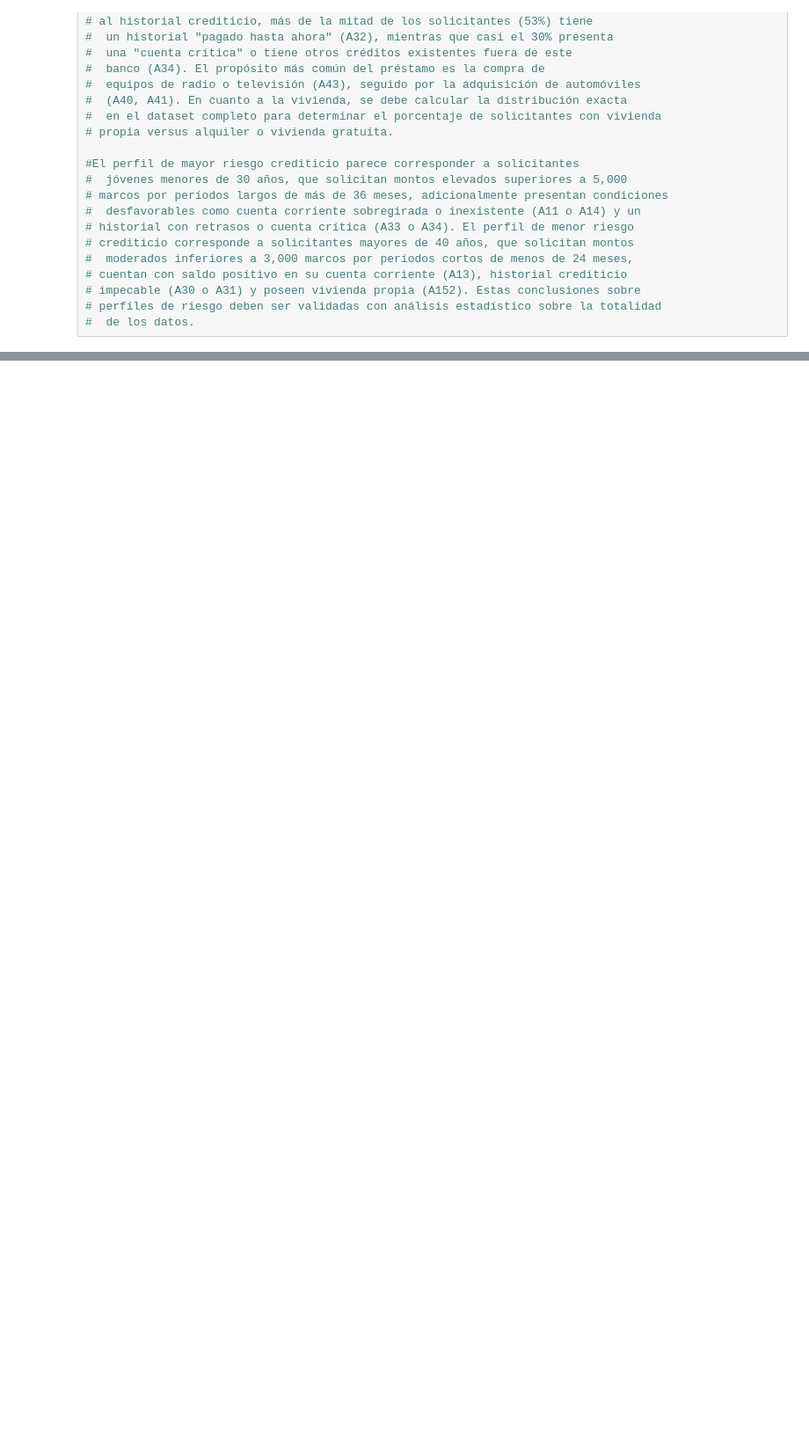
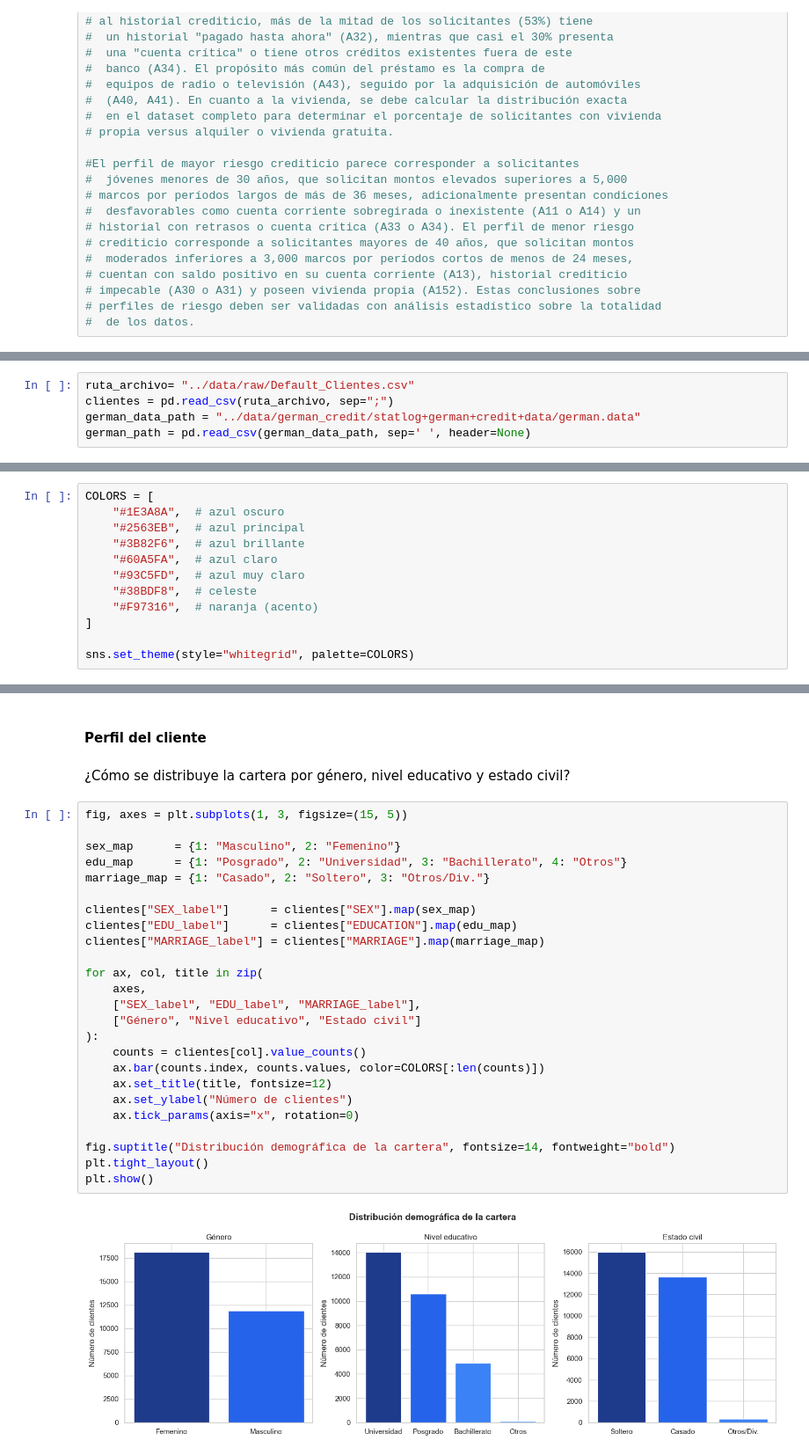
Before and after one commit to eci-monitorias-EST/app_monitorias_2026-1, a Jupyter notebook: notebooks/eda.ipynb, the cells around one changed output, grey strips where cells are left out. Shown at 88% size. Drawn from its saved outputs; the diff is of its cells as text; blank space fills up the shorter version.

```diff
--- a/notebooks/eda.ipynb
+++ b/notebooks/eda.ipynb
@@ -673,0 +722,5 @@ Name: target, dtype: float64
+# %%
+ruta_archivo= "../data/raw/Default_Clientes.csv"
+clientes = pd.read_csv(ruta_archivo, sep=";")
+german_data_path = "../data/german_credit/statlog+german+credit+data/german.data"
+german_path = pd.read_csv(german_data_path, sep=' ', header=None)
@@ -673,0 +777,12 @@ Name: target, dtype: float64
+# %%
+COLORS = [
+    "#1E3A8A",  # azul oscuro
+    "#2563EB",  # azul principal
+    "#3B82F6",  # azul brillante
+    "#60A5FA",  # azul claro
+    "#93C5FD",  # azul muy claro
+    "#38BDF8",  # celeste
+    "#F97316",  # naranja (acento)
+]
+
+sns.set_theme(style="whitegrid", palette=COLORS)
@@ -673,0 +791,31 @@ Name: target, dtype: float64
+# %% [markdown]
+#### **Perfil del cliente**
+# %% [markdown]
+¿Cómo se distribuye la cartera por género, nivel educativo y estado civil?
+# %%
+fig, axes = plt.subplots(1, 3, figsize=(15, 5))
+
+sex_map      = {1: "Masculino", 2: "Femenino"}
+edu_map      = {1: "Posgrado", 2: "Universidad", 3: "Bachillerato", 4: "Otros"}
+marriage_map = {1: "Casado", 2: "Soltero", 3: "Otros/Div."}
+
+clientes["SEX_label"]      = clientes["SEX"].map(sex_map)
+clientes["EDU_label"]      = clientes["EDUCATION"].map(edu_map)
+clientes["MARRIAGE_label"] = clientes["MARRIAGE"].map(marriage_map)
+
+for ax, col, title in zip(
+    axes,
+    ["SEX_label", "EDU_label", "MARRIAGE_label"],
+    ["Género", "Nivel educativo", "Estado civil"]
+):
+    counts = clientes[col].value_counts()
+    ax.bar(counts.index, counts.values, color=COLORS[:len(counts)])
+    ax.set_title(title, fontsize=12)
+    ax.set_ylabel("Número de clientes")
+    ax.tick_params(axis="x", rotation=0)
+
+fig.suptitle("Distribución demográfica de la cartera", fontsize=14, fontweight="bold")
+plt.tight_layout()
+plt.show()
+# %% [output]
+[figure, added]
```
Also changed, not shown: parts of 58 cells of this notebook.
